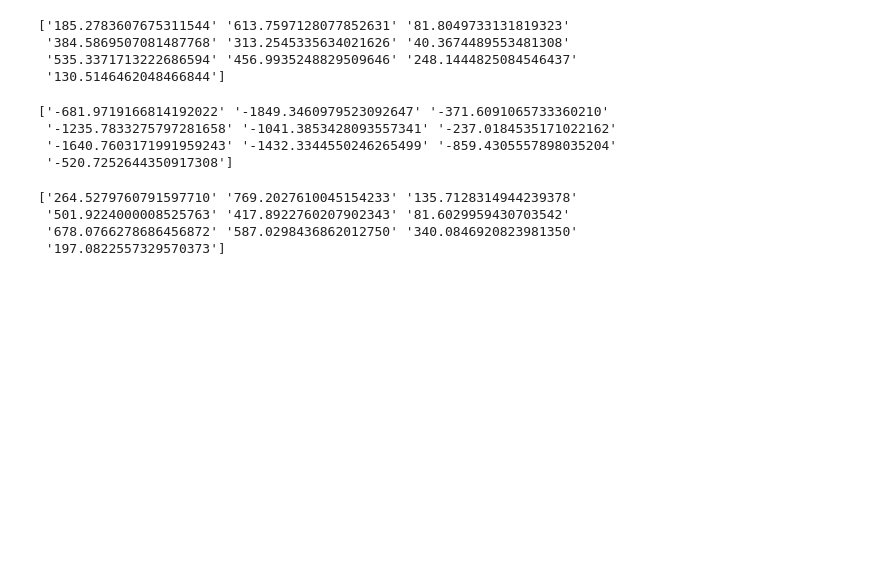
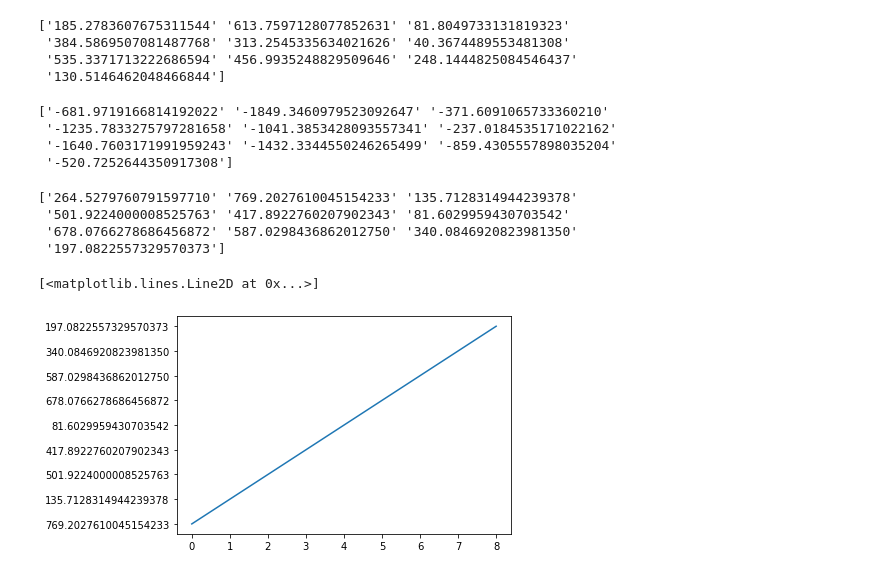
Before and after one commit to BPhi-ai/CS4635-Project-1, a Jupyter notebook: Project 1.ipynb, the cells around one changed output. Saved outputs shown, nothing was run; the diff lists cells and outputs as text; code cells hidden in the pictures; blank space fills up the shorter version.

```diff
--- a/Project 1.ipynb
+++ b/Project 1.ipynb
@@ -96,3 +91,9 @@ print(TEenergies_table)
  '501.9224000008525763' '417.8922760207902343' '81.6029959430703542'
  '678.0766278686456872' '587.0298436862012750' '340.0846920823981350'
  '197.0822557329570373']
+# %%
+plt.figure()
+plt.plot(TE[1:])
+# %% [output]
+[<matplotlib.lines.Line2D at 0x...>]
+[figure, added]
```
Also changed, not shown: parts of 6 cells of this notebook.
